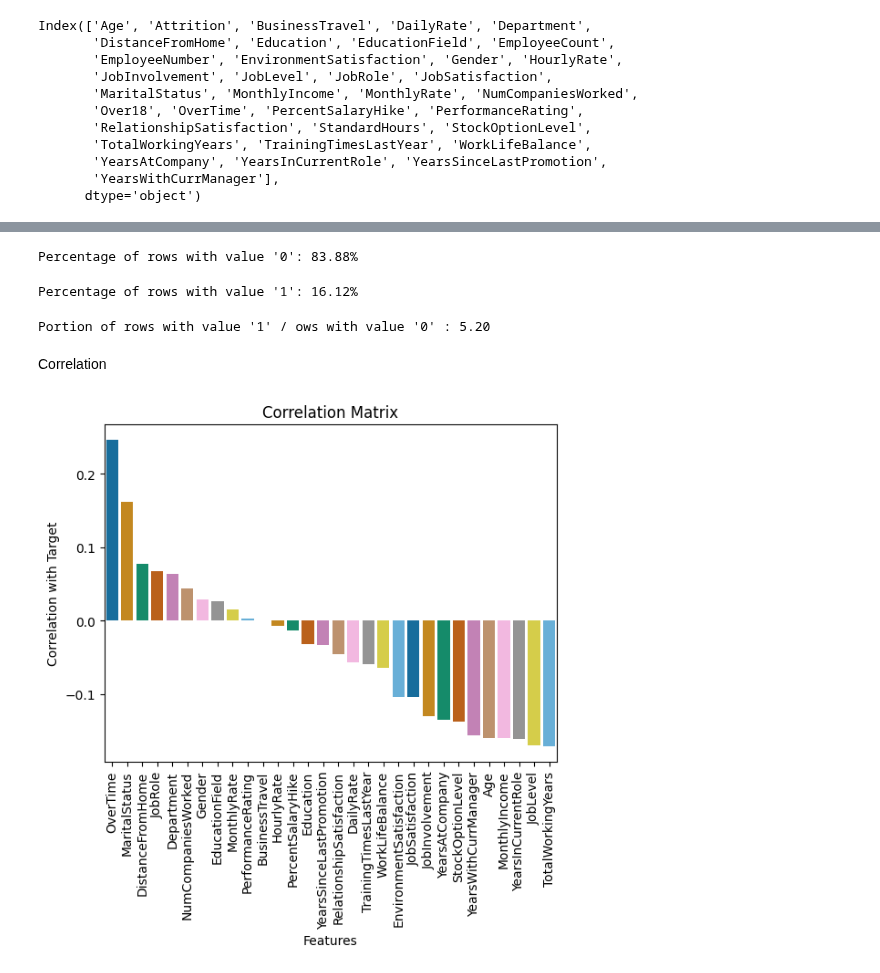
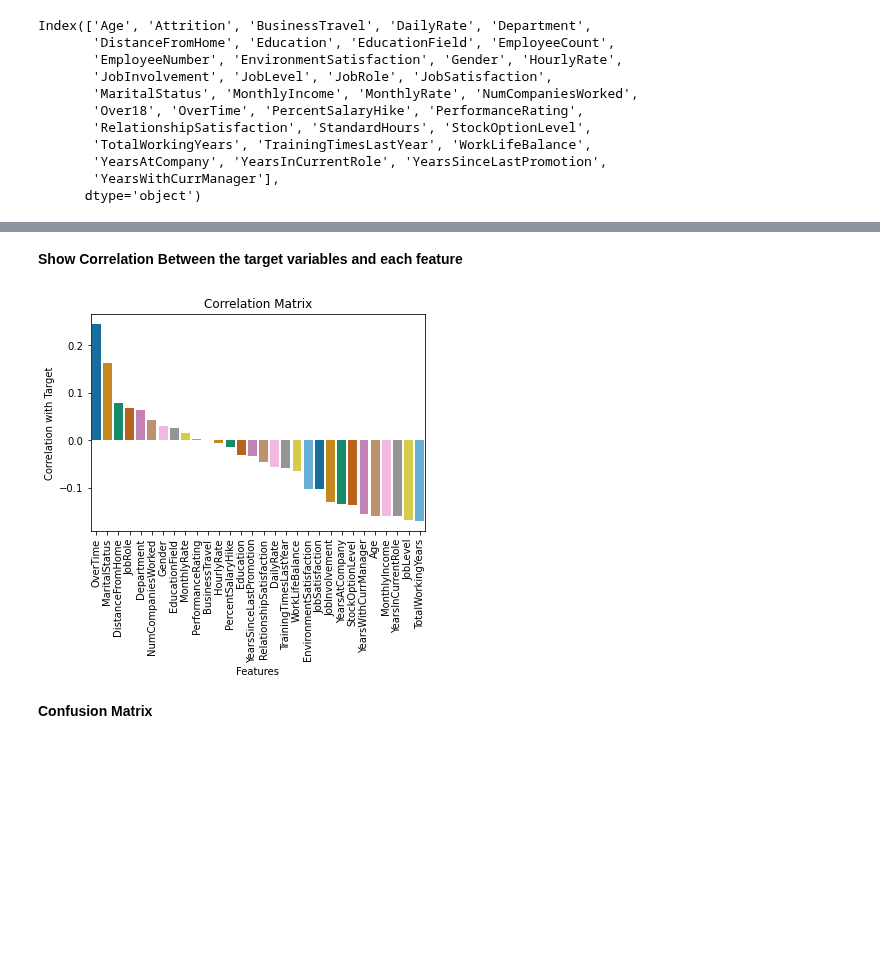
Before and after one commit to hebaashraf21/Employee_Attrition_Prediction, a Jupyter notebook: code/preprocessing.ipynb, the cells around one changed output, grey strips where cells are left out. Saved outputs shown, nothing was run; the diff lists cells and outputs as text; code cells hidden in the pictures; blank space fills up the shorter version.

```diff
--- a/code/preprocessing.ipynb
+++ b/code/preprocessing.ipynb
@@ -34,0 +148,4 @@ Index(['Age', 'Attrition', 'BusinessTravel', 'DailyRate', 'Department',
+# %%
+# Drop the 4 columns
+columns_to_drop = ['EmployeeCount', 'Over18', 'StandardHours', 'EmployeeNumber']
+dataset = dataset.drop(columns=columns_to_drop)
@@ -195,5 +214,0 @@ Drop the unnecessary columns
-# %%
-dataset.drop(['EmployeeNumber','Over18','StandardHours','EmployeeCount'],axis=1,inplace=True)
-
-# EmployeeNumber == ID of the employee [Not important]
-# Over18, StandardHours and EmployeeCount have one value.
@@ -236,51 +215,19 @@ sns.countplot(data = dataset,x = 'Attrition')
-# %%
-# Count the occurrences of 0 in the data
-count_zero = dataset['Attrition'].eq(0).sum()
-
-# Calculate the total number of rows in the DataFrame
-total_rows = len(dataset)
-
-# Calculate the percentage of rows with the specified value
-percentage_zero = (count_zero / total_rows) * 100
-
-print(f"Percentage of rows with value '{0}': {percentage_zero:.2f}%")
-# %% [output]
-Percentage of rows with value '0': 83.88%
-# %%
-# Count the occurrences of 0 in the data
-count_one = dataset['Attrition'].eq(1).sum()
-
-# Calculate the total number of rows in the DataFrame
-total_rows = len(dataset)
-
-# Calculate the percentage of rows with the specified value
-percentage_one = (count_one / total_rows) * 100
-
-print(f"Percentage of rows with value '{1}': {percentage_one:.2f}%")
-# %% [output]
-Percentage of rows with value '1': 16.12%
-# %%
-# Calculate the percentage of rows with the specified value
-portion = (count_zero / count_one)
-
-print(f"Portion of rows with value '{1}' / ows with value '{0}' : {portion:.2f}")
-# %% [output]
-Portion of rows with value '1' / ows with value '0' : 5.20
-# %% [markdown]
-Correlation
+# %% [markdown]
+**Show Correlation Between the target variables and each feature**
 # %%
 features = dataset.drop(columns = ['Attrition'])
 correlation = features.corrwith((dataset.Attrition)).sort_values(ascending = False)
 
-sns.barplot(x=correlation.index, y=correlation.values, hue=correlation.index, palette='colorblind', legend=False)
-
+sns.barplot(x = correlation.index , y = correlation.values , palette = 'colorblind')
 plt.xticks(rotation = 90)
 plt.xlabel('Features')
 plt.ylabel('Correlation with Target')
 plt.title('Correlation Matrix')
 plt.show()
 # %% [output]
-[figure, old version]
+[figure, new version]
+# %% [markdown]
+**Confusion Matrix**
 # %%
 correlations=dataset.corr()
 f, ax = plt.subplots(figsize = (20, 20))
```
Also changed, not shown: parts of 69 cells of this notebook, 1 other file.
